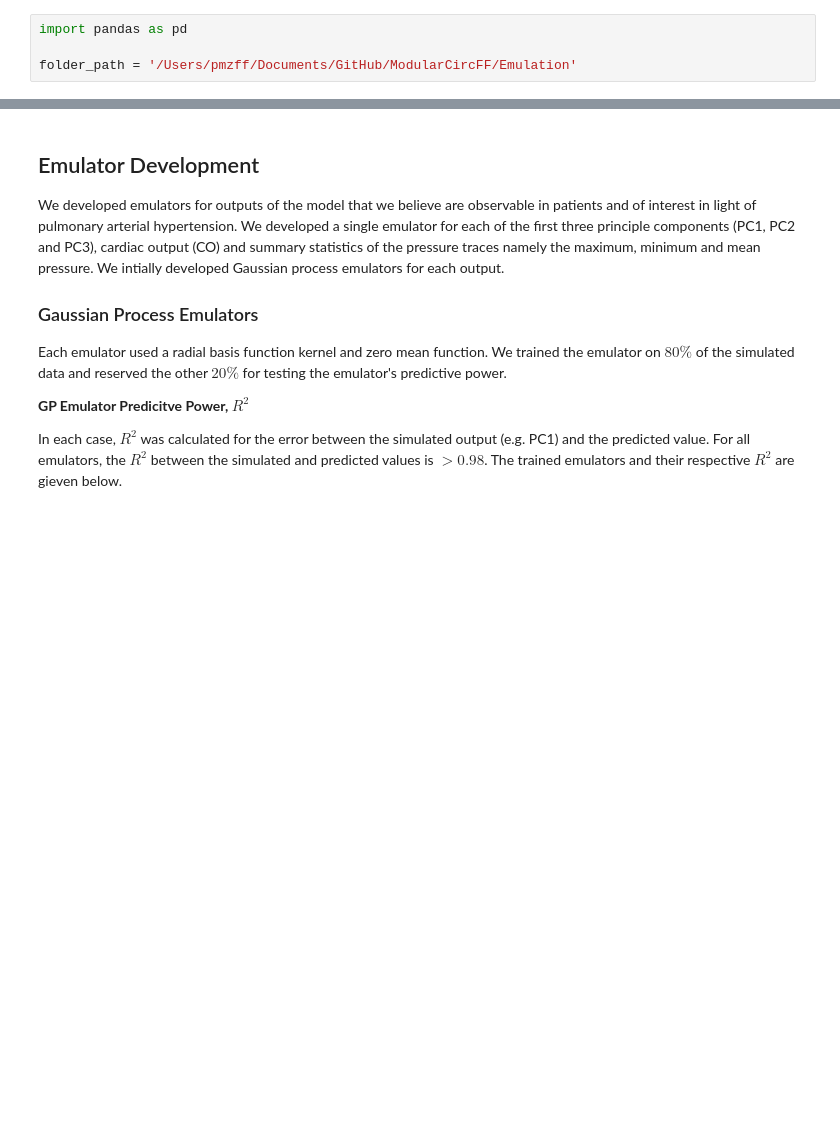
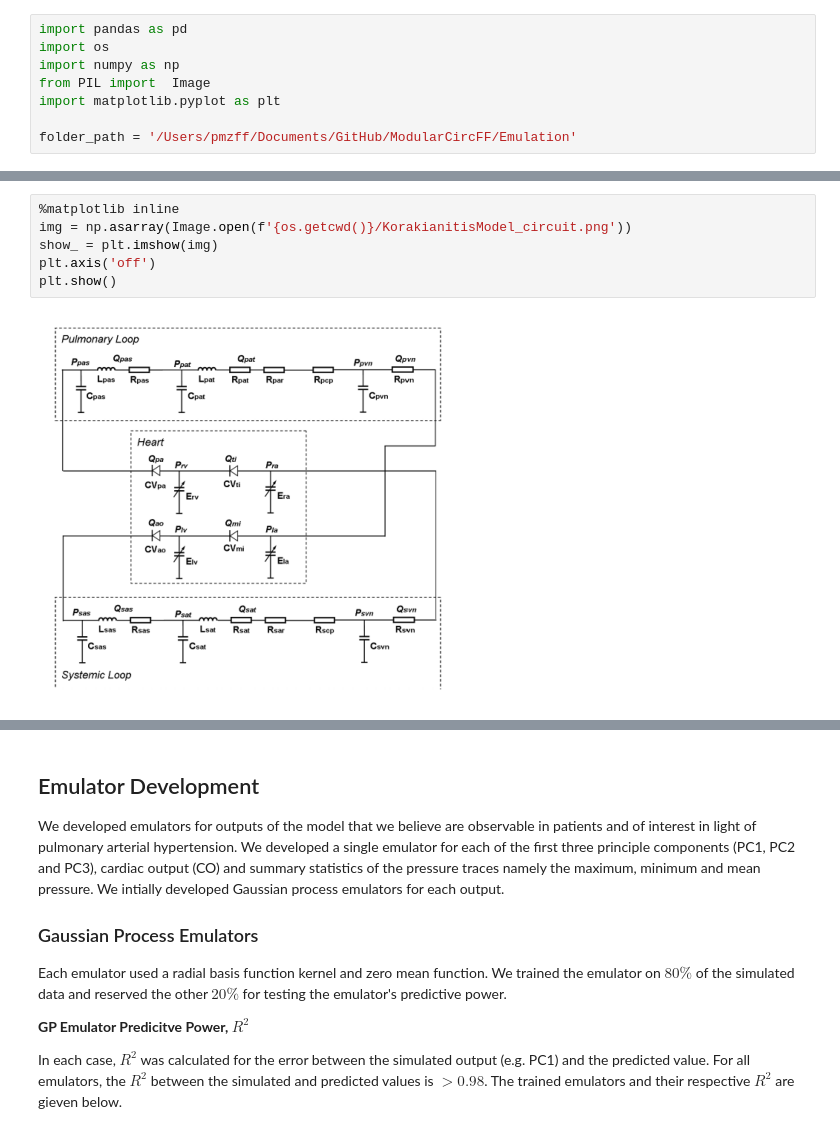
Before and after one commit to FayFrost107/ModularCircFF, a Jupyter notebook: Reports/WP3_report1.ipynb, the cells around one changed output, grey strips where cells are left out. Saved outputs shown, nothing was run; the diff lists cells and outputs as text; blank space fills up the shorter version.

```diff
--- a/Reports/WP3_report1.ipynb
+++ b/Reports/WP3_report1.ipynb
@@ -1,5 +1,9 @@
 # %%
 import pandas as pd
+import os
+import numpy as np
+from PIL import  Image
+import matplotlib.pyplot as plt
 
 folder_path = '/Users/pmzff/Documents/GitHub/ModularCircFF/Emulation'
 # %% [markdown]
@@ -12,6 +16,14 @@ This report details the work conducted for WP3, the uncertainty quantification a
 ![Figure 1: Korakianitis and Shi Model](KorakianitisModel_circuit.png)
 
 *Figure 1: Korakianitis and Shi Model.*
+# %%
+%matplotlib inline
+img = np.asarray(Image.open(f'{os.getcwd()}/KorakianitisModel_circuit.png'))
+show_ = plt.imshow(img)
+plt.axis('off')
+plt.show()
+# %% [output]
+[figure, added]
 # %% [markdown]
 ## Methodology
 
```
